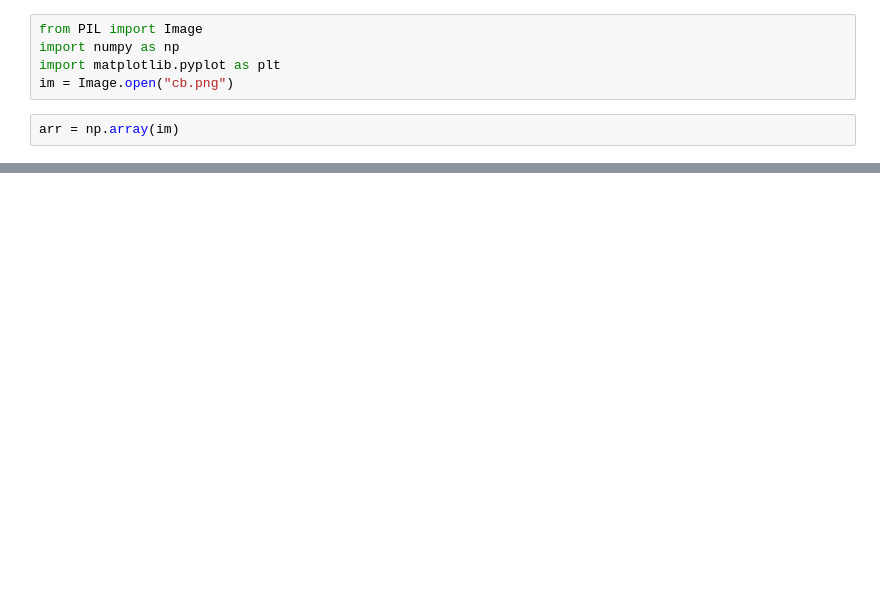
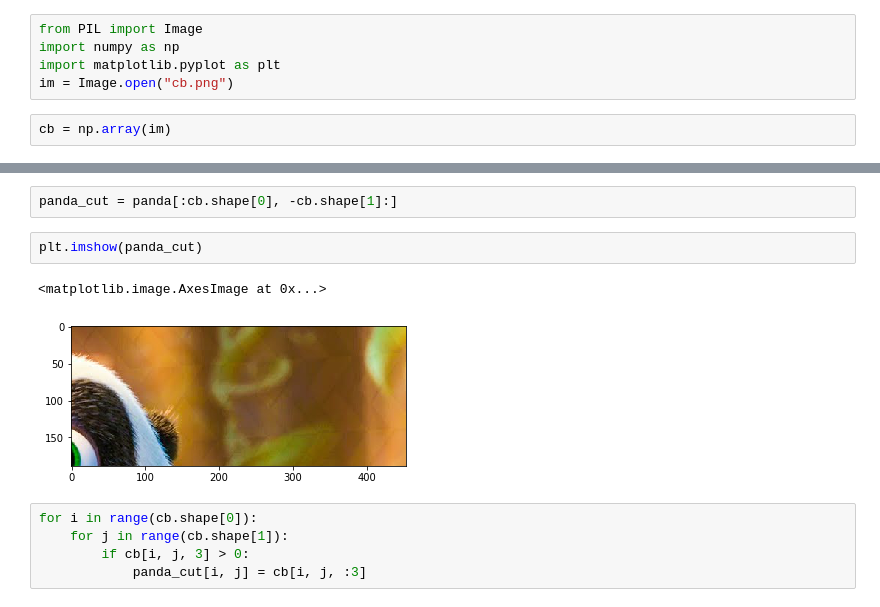
Before and after one commit to coding-blocks-archives/Data-Noida-2019-Dec, a Jupyter notebook: lecture_05/overlay.ipynb, the cells around one changed output, grey strips where cells are left out. Saved outputs shown, nothing was run; the diff lists cells and outputs as text; blank space fills up the shorter version.

```diff
--- a/lecture_05/overlay.ipynb
+++ b/lecture_05/overlay.ipynb
@@ -4,4 +4,4 @@ import numpy as np
 import matplotlib.pyplot as plt
 im = Image.open("cb.png")
 # %%
-arr = np.array(im)
+cb = np.array(im)
@@ -20,0 +31,12 @@ plt.imshow(arr[:, :, 3], cmap="gray")
+# %%
+panda_cut = panda[:cb.shape[0], -cb.shape[1]:]
+# %%
+plt.imshow(panda_cut)
+# %% [output]
+<matplotlib.image.AxesImage at 0x...>
+[figure, added]
+# %%
+for i in range(cb.shape[0]):
+    for j in range(cb.shape[1]):
+        if cb[i, j, 3] > 0:
+            panda_cut[i, j] = cb[i, j, :3]
```
Also changed, not shown: parts of 8 cells of this notebook, 6 other files.
